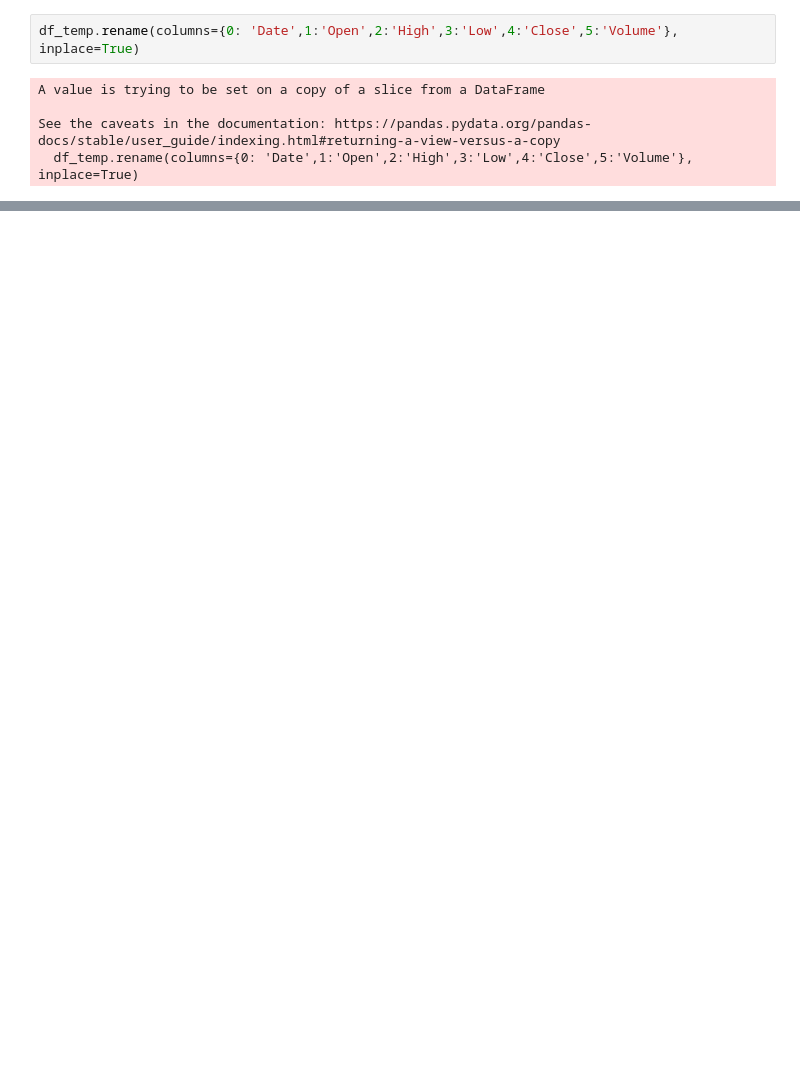
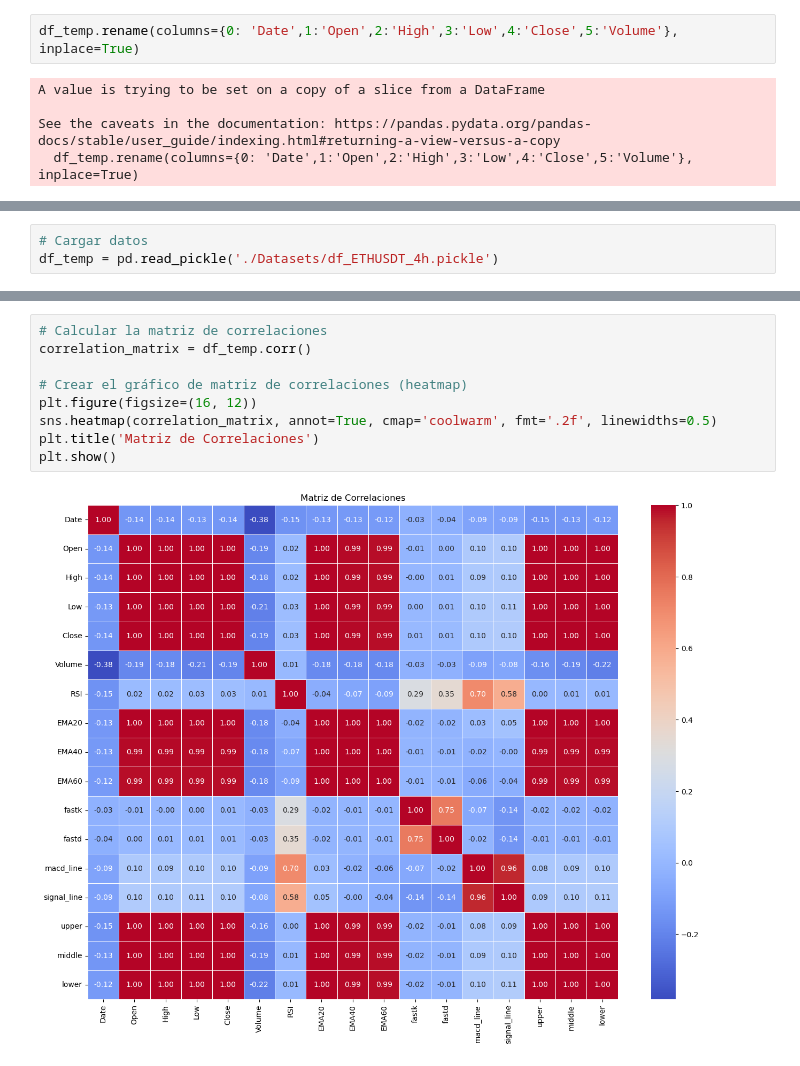
Before and after one commit to Galo0000/Proyectos-en-Python, a Jupyter notebook: Bot cryptos/Crypto/df_binance.ipynb, the cells around one changed output, grey strips where cells are left out. Drawn from its saved outputs; the diff is of its cells as text; blank space fills up the shorter version.

```diff
--- a/Bot cryptos/Crypto/df_binance.ipynb
+++ b/Bot cryptos/Crypto/df_binance.ipynb
@@ -129,0 +152,3 @@ df_temp.to_pickle('./Datasets/df_ETHUSDT_1h.pickle')
+# %%
+# Cargar datos
+df_temp = pd.read_pickle('./Datasets/df_ETHUSDT_4h.pickle')
@@ -129,0 +191,11 @@ df_temp.to_pickle('./Datasets/df_ETHUSDT_1h.pickle')
+# %%
+# Calcular la matriz de correlaciones
+correlation_matrix = df_temp.corr()
+
+# Crear el gráfico de matriz de correlaciones (heatmap)
+plt.figure(figsize=(16, 12))
+sns.heatmap(correlation_matrix, annot=True, cmap='coolwarm', fmt='.2f', linewidths=0.5)
+plt.title('Matriz de Correlaciones')
+plt.show()
+# %% [output]
+[figure, added]
```
Also changed, not shown: parts of 16 cells of this notebook, 1 other file.
